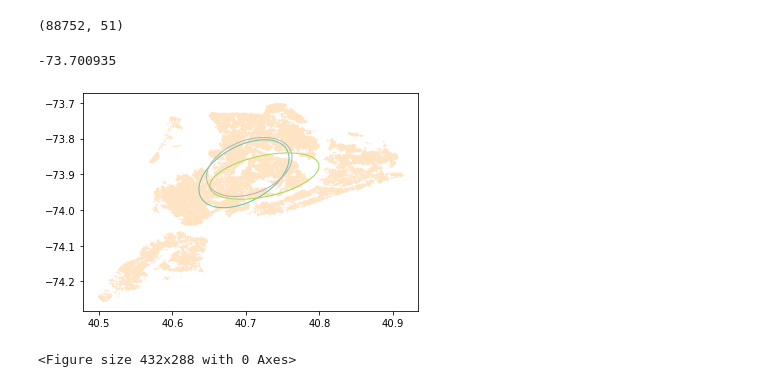
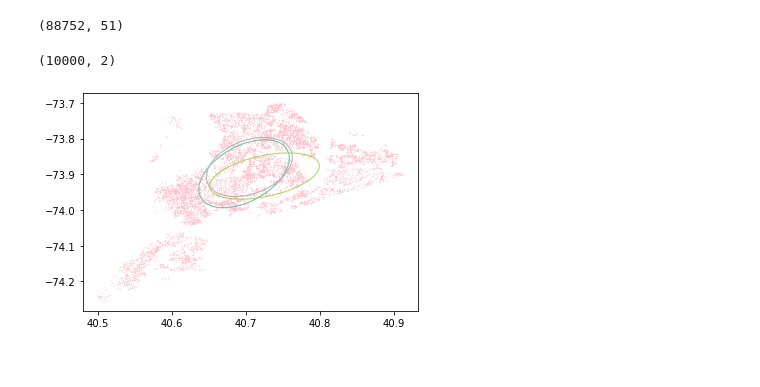
Before and after one commit to ZhiLiu724/6780_project, a Jupyter notebook: spatial_plots.ipynb, the cells around one changed output. Saved outputs shown, nothing was run; the diff lists cells and outputs as text; code cells hidden in the pictures.

Commit message:
include more plots

```diff
--- a/spatial_plots.ipynb
+++ b/spatial_plots.ipynb
@@ -37,9 +38,10 @@ df.shape
 # %%
 N = 10000
 coord_df = df[["Latitude", "Longitude"]]
-np.max(np.array(coord_df["Longitude"]))
+coord_df = coord_df.head(N)
+coord_df.shape
 # %% [output]
--73.700935
+(10000, 2)
 # %%
 def plot_ellipse(coord_df, post_stats, K, fname):
     color = iter(cm.Set2(np.linspace(0, 1, K)))
@@ -54,18 +56,17 @@ def plot_ellipse(coord_df, post_stats, K, fname):
         lambda_ = np.sqrt(lambda_)
         ax = plt.subplot(111)
         c = next(color)
-        for j in range(2):
+        for j in range(3,4):
             ell = Ellipse(xy=(mu_x, mu_y),
                           width=lambda_[0]*j*2, height=lambda_[1]*j*2,
                           angle=np.rad2deg(np.arccos(v[0, 0])),color=c)
             ell.set_facecolor('none')
             ax.add_artist(ell)
 
-    plt.scatter(coord_df["Latitude"], coord_df["Longitude"],s=0.05,c="bisque")
-    plt.show()
-    plt.savefig(fname)
+    plt.scatter(coord_df["Latitude"], coord_df["Longitude"],s=0.05,c="pink")
+#     plt.show()
+    plt.savefig(fname, dpi = 300)
 # %%
-plot_ellipse(coord_df, post_stats_3, 3, "3mixture.pdf")
+plot_ellipse(coord_df, post_stats_3, 3, "3mixture.png")
 # %% [output]
-[figure, old version]
+[figure, new version]
-<Figure size 432x288 with 0 Axes>
```
Also changed, not shown: parts of 13 cells of this notebook, 12 other files.
